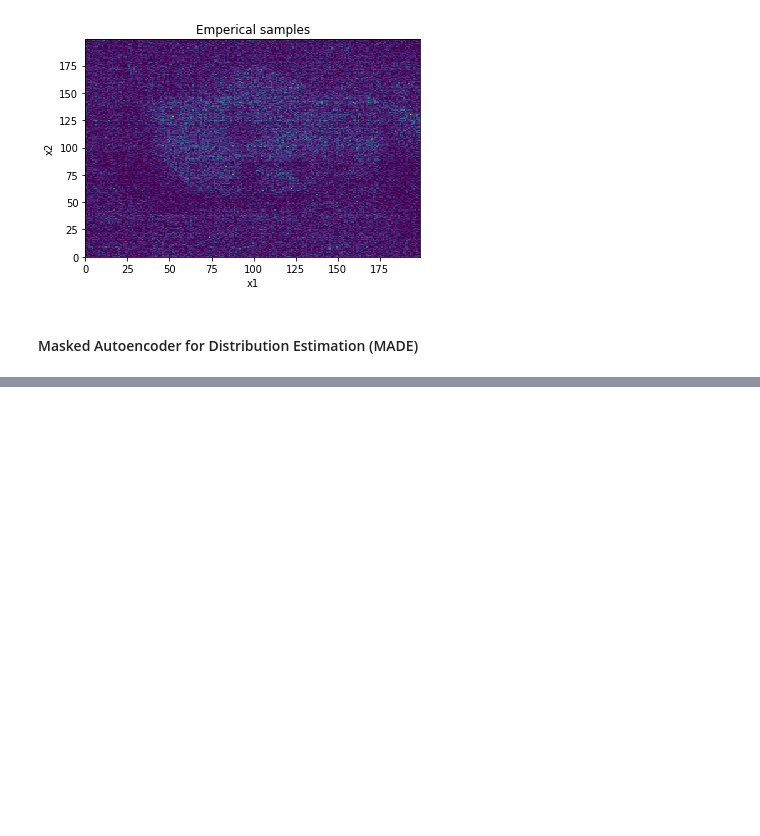
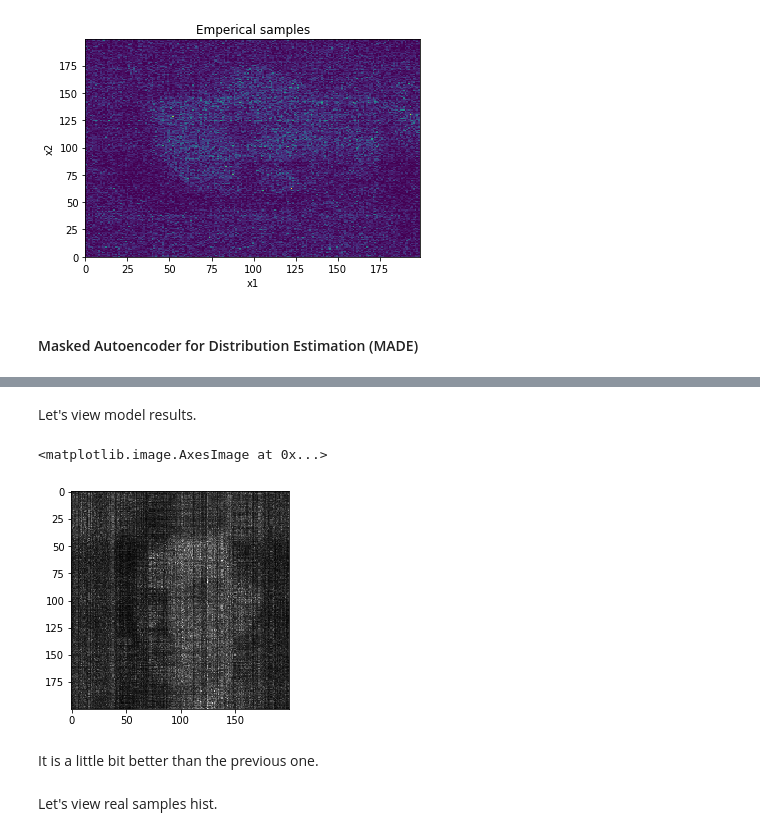
Before and after one commit to Igor-Tukh/deep-unsupervised-learning-hse, a Jupyter notebook: hw01_2.ipynb, the cells around one changed output, grey strips where cells are left out. Saved outputs shown, nothing was run; the diff lists cells and outputs as text; code cells hidden in the pictures; blank space fills up the shorter version.

```diff
--- a/hw01_2.ipynb
+++ b/hw01_2.ipynb
@@ -214,0 +272,17 @@ m
+# %% [markdown]
+Let's view model results.
+# %%
+pairs = np.transpose([np.tile(np.arange(200), 200), np.repeat(np.arange(200), 200)])[:,[1, 0]]
+model_data = model(torch.tensor(pairs))
+model_data = model_data.detach().numpy().prod(axis=1).reshape(200, 200)
+
+%matplotlib inline
+
+plt.imshow(model_data, cmap='gray')
+# %% [output]
+<matplotlib.image.AxesImage at 0x...>
+[figure, added]
+# %% [markdown]
+It is a little bit better than the previous one.
+# %% [markdown]
+Let's view real samples hist.
```
Also changed, not shown: parts of 10 cells of this notebook.
